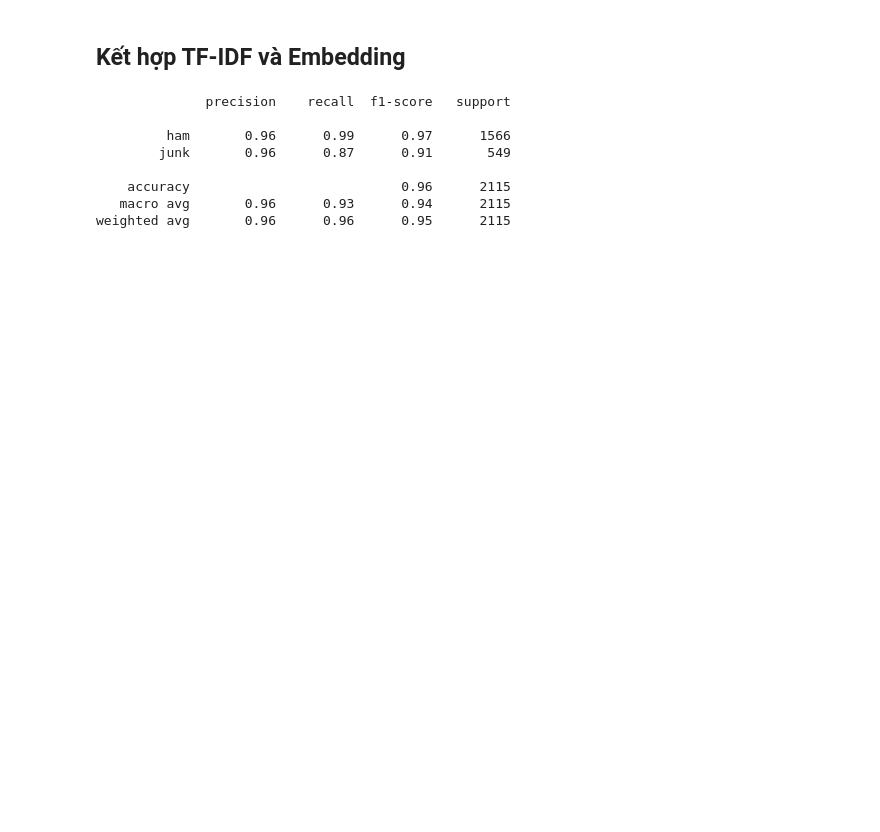
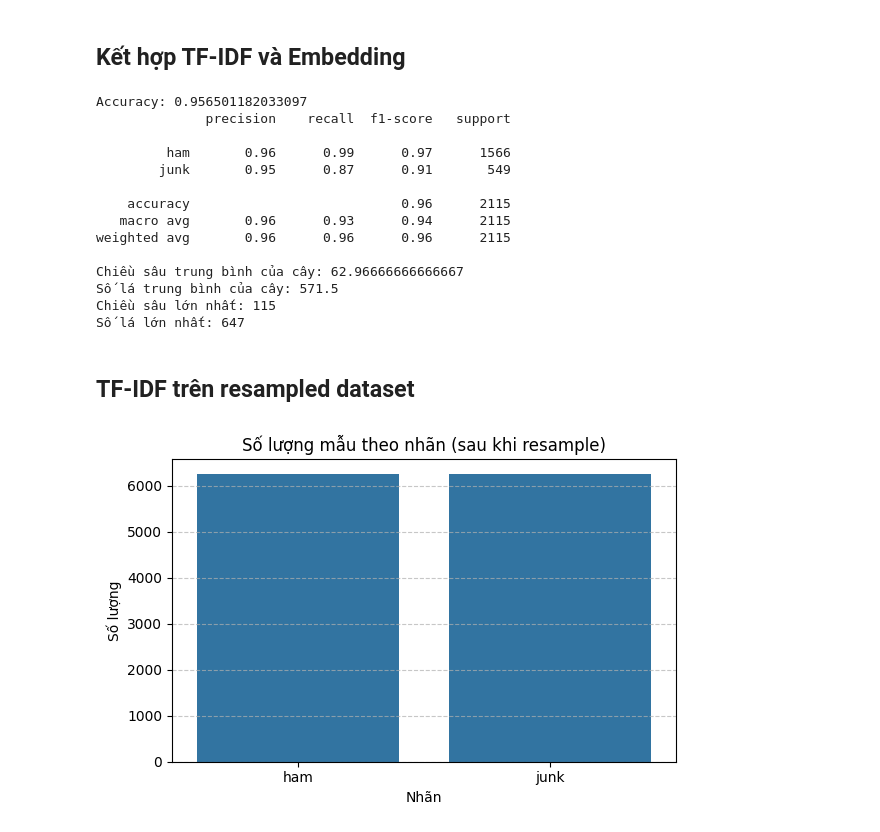
Before and after one commit to hungbuile04/project-ML, a Jupyter notebook: model/Random_Forest.ipynb, the cells around one changed output. Saved outputs shown, nothing was run; the diff lists cells and outputs as text; code cells hidden in the pictures; blank space fills up the shorter version.

```diff
--- a/model/Random_Forest.ipynb
+++ b/model/Random_Forest.ipynb
@@ -125,6 +207,7 @@ from sklearn.decomposition import PCA
 import logging
 logging.getLogger("huggingface_hub").setLevel(logging.ERROR)
 logging.getLogger("sentence_transformers.SentenceTransformer").setLevel(logging.ERROR)
+
 # Tf-idf ở shell trước
 
 # Giảm chiều TF-IDF bằng TruncatedSVD
@@ -149,18 +232,35 @@ X_test_combined = hstack([X_test_tfidf, X_test_embed_sparse])
 
 
 # Huấn luyện Random Forest
-model = RandomForestClassifier(n_estimators=100, random_state=42)
+model = RandomForestClassifier(n_estimators=150, random_state=42)
 model.fit(X_train_combined, y_train)
 
 # Đánh giá
 y_pred = model.predict(X_test_combined)
+accuracy = accuracy_score(y_test, y_pred)
+print("Accuracy:", accuracy)
 print(classification_report(y_test, y_pred, target_names=['ham', 'junk']))
+
+# Tính chiều sâu trung bình và số lá trung bình
+depths = [estimator.get_depth() for estimator in model.estimators_]
+n_leaves = [estimator.get_n_leaves() for estimator in model.estimators_]
+
+print("Chiều sâu trung bình của cây:", np.mean(depths))
+print("Số lá trung bình của cây:", np.mean(n_leaves))
+print("Chiều sâu lớn nhất:", np.max(depths))
+print("Số lá lớn nhất:", np.max(n_leaves))
 # %% [output]
+Accuracy: 0.956501182033097
               precision    recall  f1-score   support
 
          ham       0.96      0.99      0.97      1566
-        junk       0.96      0.87      0.91       549
+        junk       0.95      0.87      0.91       549
 
     accuracy                           0.96      2115
    macro avg       0.96      0.93      0.94      2115
-weighted avg       0.96      0.96      0.95      2115
+weighted avg       0.96      0.96      0.96      2115
+
+Chiều sâu trung bình của cây: 62.96666666666667
+Số lá trung bình của cây: 571.5
+Chiều sâu lớn nhất: 115
+Số lá lớn nhất: 647
@@ -166,0 +333,17 @@ weighted avg       0.96      0.96      0.95      2115
+# %% [markdown]
+## TF-IDF trên resampled dataset
+# %%
+# Biểu đồ so sánh số lượng nhãn trong tập huấn luyện sau khi resample
+label_counts = pd.Series(y_resampled).value_counts().sort_index()  # Giữ thứ tự: 0, 1
+label_names = ['ham', 'junk']
+
+plt.figure(figsize=(6, 4))
+sns.barplot(x=label_names, y=label_counts.values)
+plt.title('Số lượng mẫu theo nhãn (sau khi resample)')
+plt.ylabel('Số lượng')
+plt.xlabel('Nhãn')
+plt.grid(axis='y', linestyle='--', alpha=0.7)
+plt.tight_layout()
+plt.show()
+# %% [output]
+[figure, added]
```
Also changed, not shown: parts of 7 cells of this notebook.
